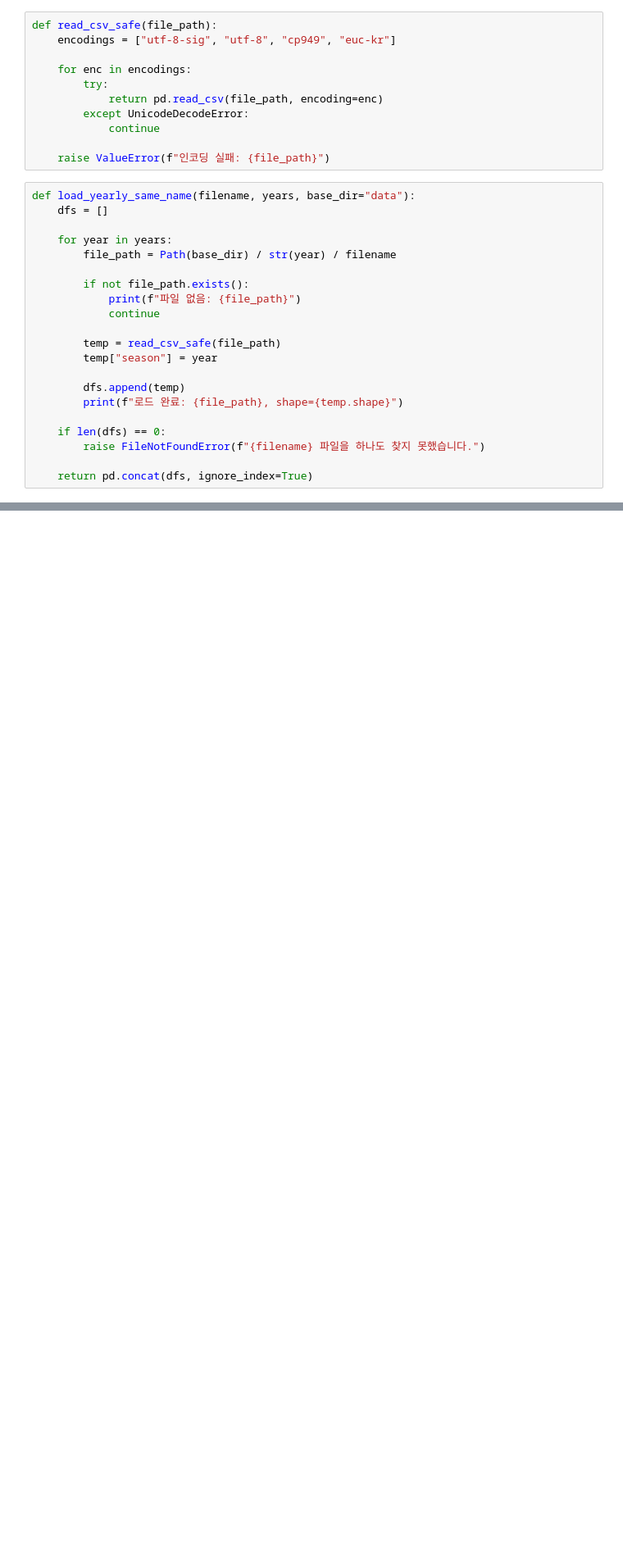
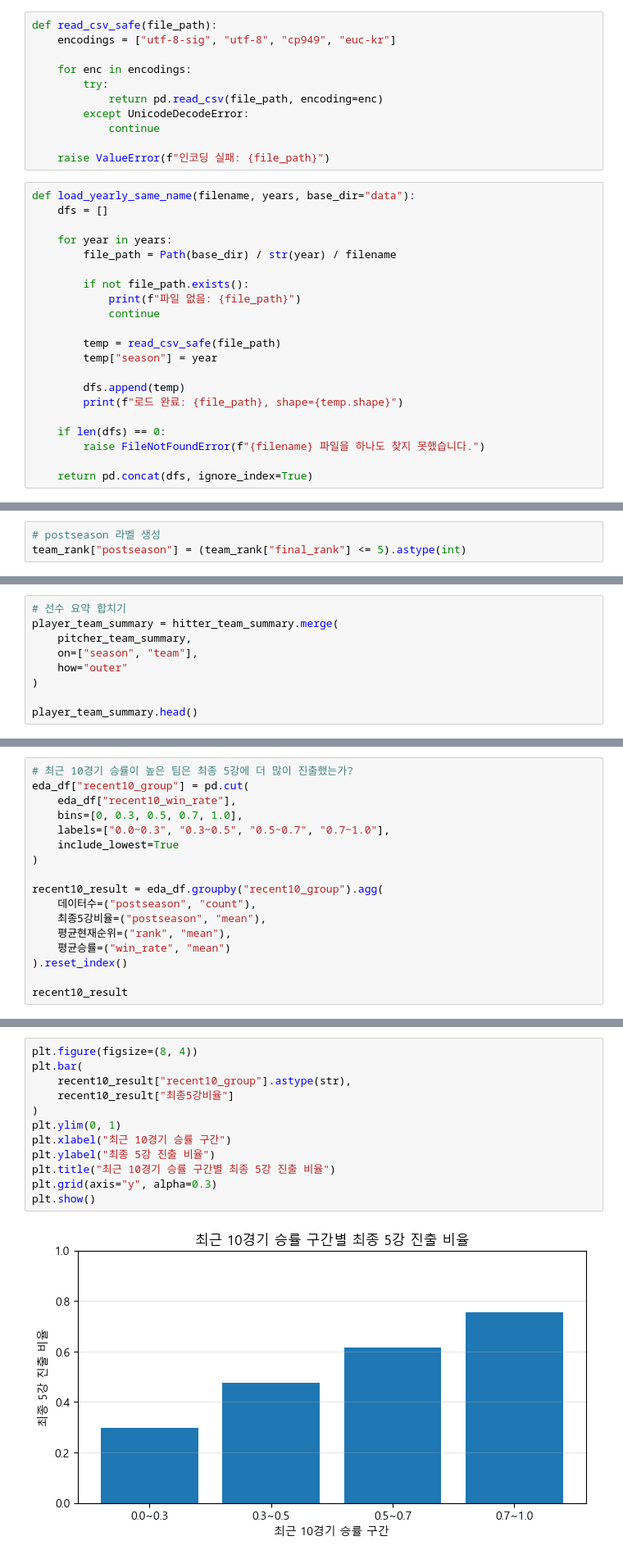
Before and after one commit to VCT3-baseball/Ml_Baseball, a Jupyter notebook: dy_/dy_EDA.ipynb, the cells around one changed output, grey strips where cells are left out. Shown at 82% size. Cells and saved outputs as stored; diff of their text form; blank space fills up the shorter version.

```diff
--- a/dy_/dy_EDA.ipynb
+++ b/dy_/dy_EDA.ipynb
@@ -71,0 +401,3 @@ FileNotFoundError: 팀_순위.csv 파일을 하나도 찾지 못했습니다.
+# %%
+# postseason 라벨 생성
+team_rank["postseason"] = (team_rank["final_rank"] <= 5).astype(int)
@@ -71,0 +574,9 @@ FileNotFoundError: 팀_순위.csv 파일을 하나도 찾지 못했습니다.
+# %%
+# 선수 요약 합치기
+player_team_summary = hitter_team_summary.merge(
+    pitcher_team_summary,
+    on=["season", "team"],
+    how="outer"
+)
+
+player_team_summary.head()
@@ -71,0 +778,17 @@ FileNotFoundError: 팀_순위.csv 파일을 하나도 찾지 못했습니다.
+# %%
+# 최근 10경기 승률이 높은 팀은 최종 5강에 더 많이 진출했는가?
+eda_df["recent10_group"] = pd.cut(
+    eda_df["recent10_win_rate"],
+    bins=[0, 0.3, 0.5, 0.7, 1.0],
+    labels=["0.0~0.3", "0.3~0.5", "0.5~0.7", "0.7~1.0"],
+    include_lowest=True
+)
+
+recent10_result = eda_df.groupby("recent10_group").agg(
+    데이터수=("postseason", "count"),
+    최종5강비율=("postseason", "mean"),
+    평균현재순위=("rank", "mean"),
+    평균승률=("win_rate", "mean")
+).reset_index()
+
+recent10_result
@@ -71,0 +801,14 @@ FileNotFoundError: 팀_순위.csv 파일을 하나도 찾지 못했습니다.
+# %%
+plt.figure(figsize=(8, 4))
+plt.bar(
+    recent10_result["recent10_group"].astype(str),
+    recent10_result["최종5강비율"]
+)
+plt.ylim(0, 1)
+plt.xlabel("최근 10경기 승률 구간")
+plt.ylabel("최종 5강 진출 비율")
+plt.title("최근 10경기 승률 구간별 최종 5강 진출 비율")
+plt.grid(axis="y", alpha=0.3)
+plt.show()
+# %% [output]
+[figure, added]
```
Also changed, not shown: parts of 40 cells of this notebook, 29 other files.
